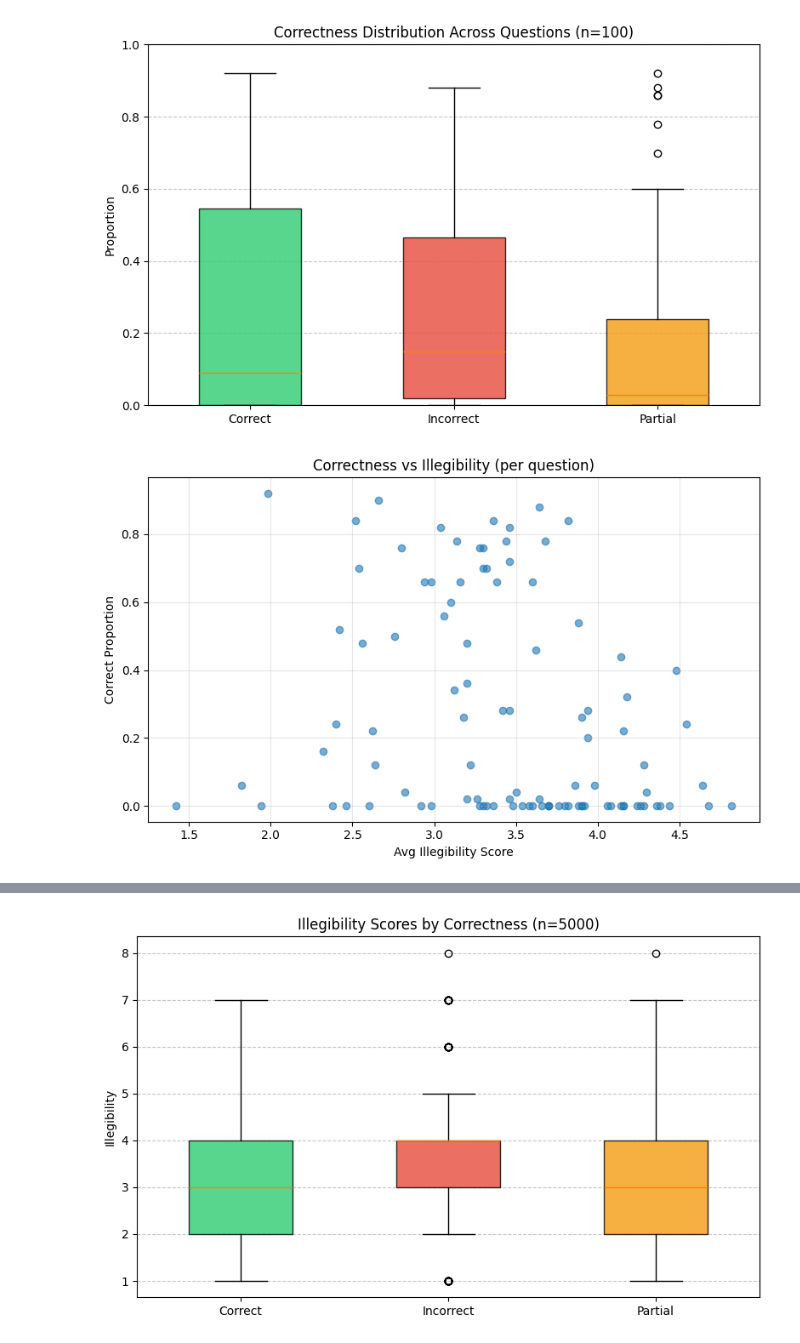
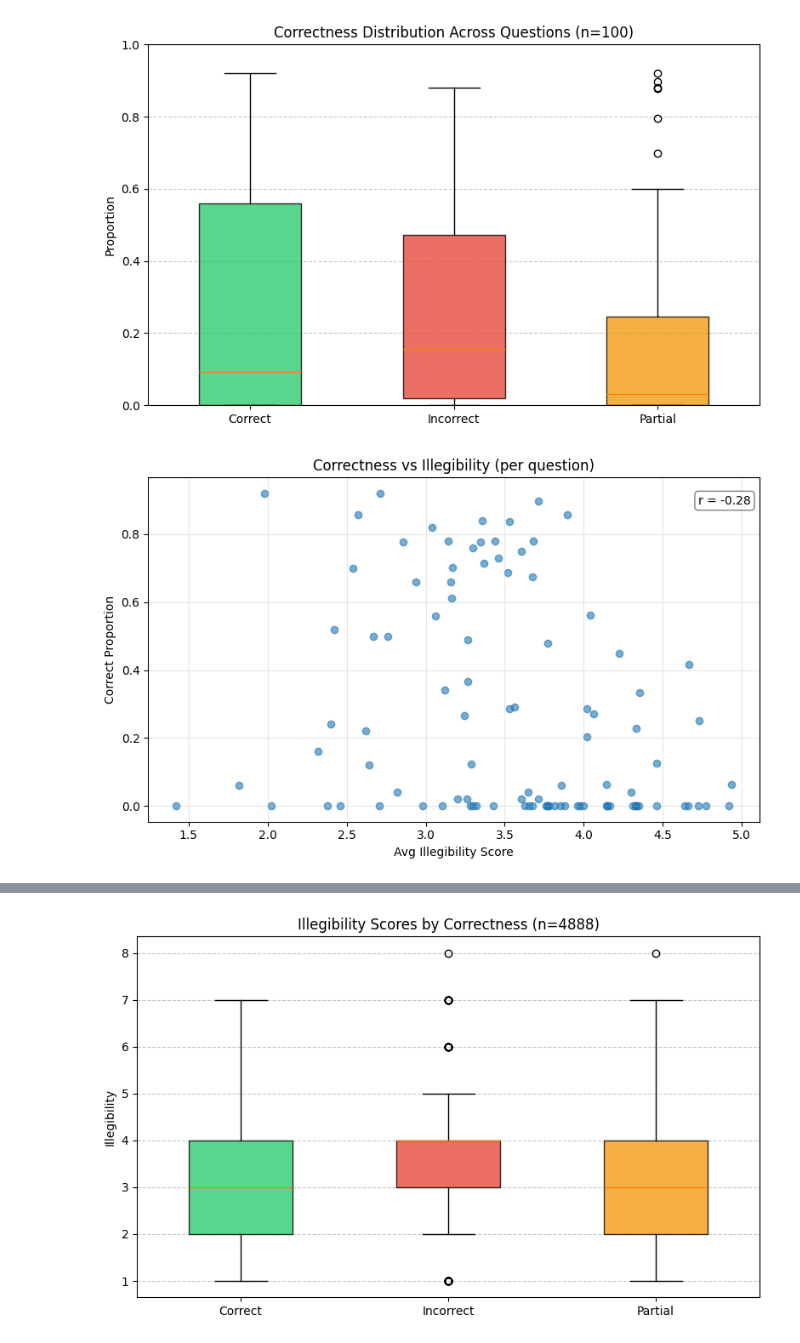
Before and after one commit to lbernick/cot_legibility, a Jupyter notebook: explore_qwq.ipynb, the cells around one changed output, grey strips where cells are left out. Saved outputs shown, nothing was run; the diff lists cells and outputs as text; code cells hidden in the pictures.

```diff
--- a/explore_qwq.ipynb
+++ b/explore_qwq.ipynb
@@ -99,6 +95,8 @@ for run_path in qwq_dirs:
             "reasoning_budget_tokens": reasoning_budget_tokens,
             "reasoning_tokens": count_tokens(reasoning),
             "answer_tokens": count_tokens(answer),
+            "inference_error": inf.get("error"),
+            "grading_errors": r.get("errors", []),
         })
 
 df = pd.DataFrame(rows)
@@ -124,3 +122,7 @@ df.describe()
 | 50% | 2.000000 | 4.000000 | 1.0 | 100000.0 | 30000.0 | 7644.50000 | ... |
 | 75% | 5.000000 | 4.000000 | 1.0 | 100000.0 | 30000.0 | 12158.50000 | ... |
 | max | 9.000000 | 9.000000 | 1.0 | 100000.0 | 30000.0 | 20935.00000 | ... |
+# %%
+raw_df = df
+df = df[(df["grading_errors"].apply(len) == 0) & (df["inference_error"].isna())]
+df.describe()
@@ -206,23 +226,26 @@ ax.grid(axis="y", linestyle="--", alpha=0.7)
 plt.tight_layout()
 plt.show()
 # %% [output]
-[figure, old version]
+[figure, new version]
 # %%
 per_q = df.groupby("question_id").agg(
     correct_pct=("correctness", lambda x: (x == "correct").mean()),
     avg_legibility=("legibility_score", "mean"),
 )
 
 fig, ax = plt.subplots(figsize=(8, 5))
+corr = per_q["avg_legibility"].corr(per_q["correct_pct"])
 ax.scatter(per_q["avg_legibility"], per_q["correct_pct"], alpha=0.6)
 ax.set_xlabel("Avg Illegibility Score")
 ax.set_ylabel("Correct Proportion")
 ax.set_title("Correctness vs Illegibility (per question)")
+ax.text(0.9, 0.95, f"r = {corr:.2f}", transform=ax.transAxes,
+        verticalalignment="top", bbox=dict(boxstyle="round", facecolor="white", alpha=0.5))
 ax.grid(alpha=0.3)
 plt.tight_layout()
 plt.show()
 # %% [output]
-[figure, old version]
+[figure, new version]
 # %%
 per_q = df.groupby("question_id").agg(
     correct_pct=("correctness", lambda x: (x == "correct").mean()),
```
Also changed, not shown: parts of 44 cells of this notebook, 23 other files.
